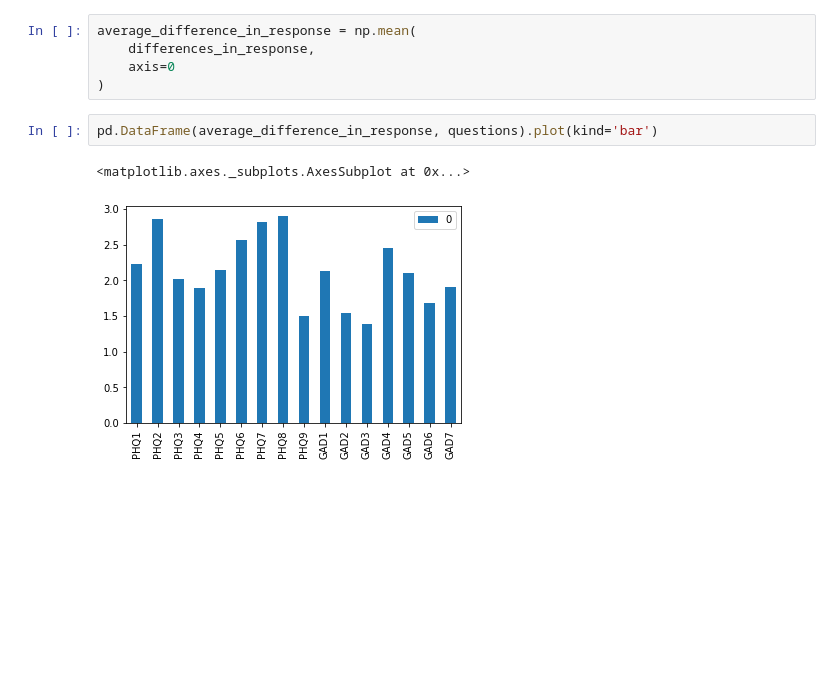
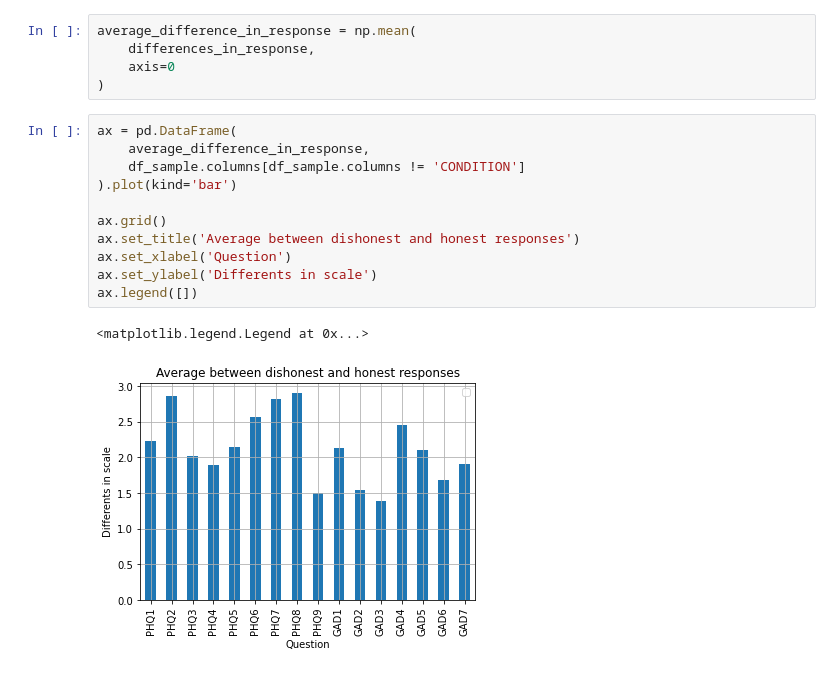
Before and after one commit to PashaIanko/Robust-Feature-Selection, a Jupyter notebook: main.ipynb, the cells around one changed output. Cells and saved outputs as stored; diff of their text form; blank space fills up the shorter version.

```diff
--- a/main.ipynb
+++ b/main.ipynb
@@ -347,8 +355,17 @@ average_difference_in_response = np.mean(
     differences_in_response,
     axis=0
 )
-# %%
-pd.DataFrame(average_difference_in_response, questions).plot(kind='bar')
-# %% [output]
-<matplotlib.axes._subplots.AxesSubplot at 0x...>
-[figure, removed]
+# %%
+ax = pd.DataFrame(
+    average_difference_in_response,
+    df_sample.columns[df_sample.columns != 'CONDITION']
+).plot(kind='bar')
+
+ax.grid()
+ax.set_title('Average between dishonest and honest responses')
+ax.set_xlabel('Question')
+ax.set_ylabel('Differents in scale')
+ax.legend([])
+# %% [output]
+<matplotlib.legend.Legend at 0x...>
+[figure, added]
```
Also changed, not shown: parts of 4 cells of this notebook.
